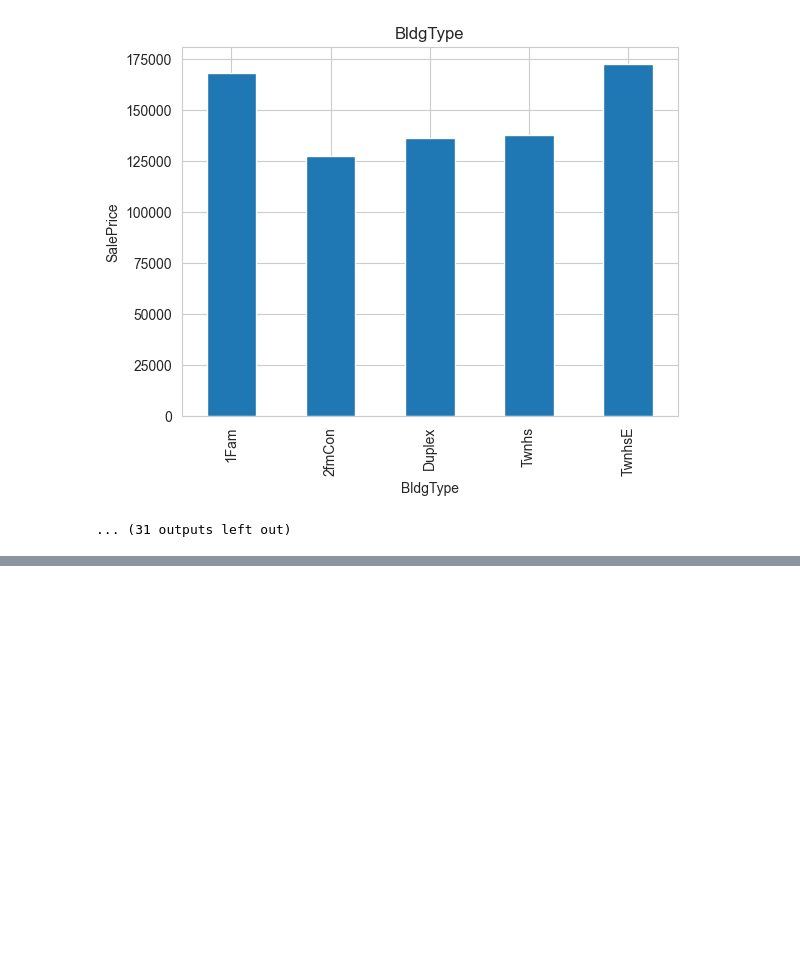
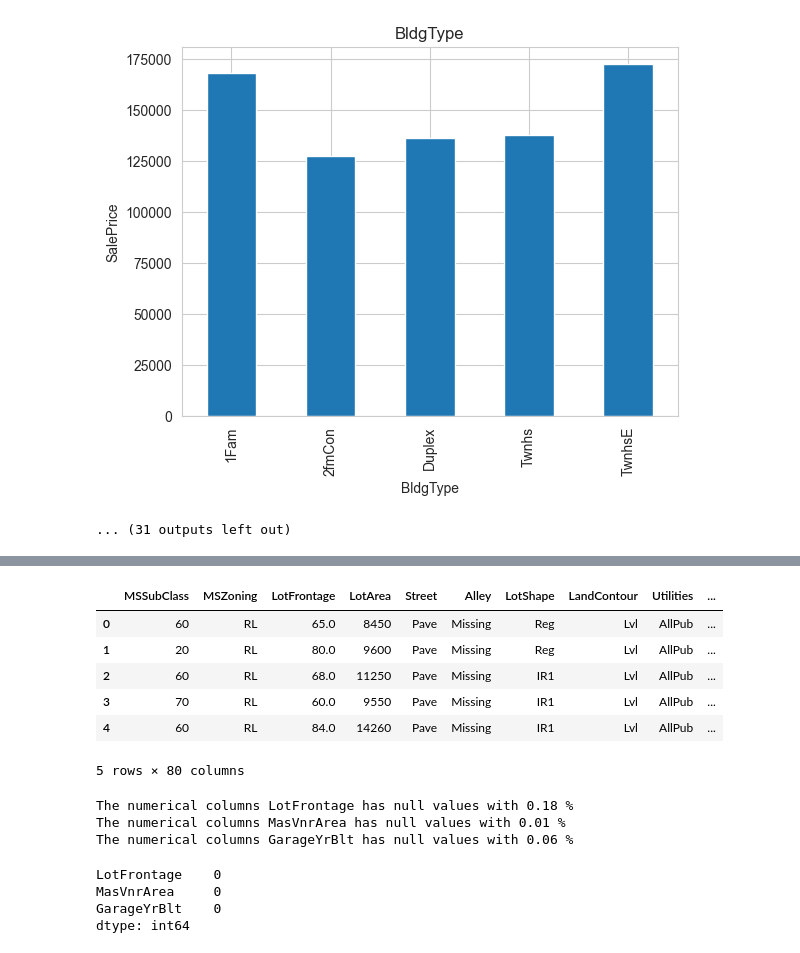
Before and after one commit to BibekRai44/Advanced-House-Price-Prediction, a Jupyter notebook: house-price-prediction.ipynb, the cells around one changed output, grey strips where cells are left out. Drawn from its saved outputs; the diff is of its cells as text; code cells hidden in the pictures; blank space fills up the shorter version.

```diff
--- a/house-price-prediction.ipynb
+++ b/house-price-prediction.ipynb
@@ -585,0 +567,5 @@ for feature in categorical_features:
+# %%
+# finding missing categorical values
+missing_categorical_values=[feature for feature in df.columns if df[feature].isnull().sum()>1 and df[feature].dtypes=='O']
+for feature in missing_categorical_values:
+    print("The missing category is {} with {} %".format(feature,np.round(df[feature].isnull().mean(),2)))
@@ -585,0 +588,8 @@ for feature in categorical_features:
+# %%
+#filling missing values
+
+def replace_cat_values(df,missing_categorical_values):
+    dataset=df.copy()
+    dataset[missing_categorical_values]=dataset[missing_categorical_values].fillna("Missing")
+    return dataset
+df=replace_cat_values(df,missing_categorical_values)
@@ -585,0 +615,21 @@ for feature in categorical_features:
+# %%
+df.head()
+# %% [output]
+|  | MSSubClass | MSZoning | LotFrontage | LotArea | Street | Alley | LotShape | LandContour | Utilities | ... |
+| 0 | 60 | RL | 65.0 | 8450 | Pave | Missing | Reg | Lvl | AllPub | ... |
+| 1 | 20 | RL | 80.0 | 9600 | Pave | Missing | Reg | Lvl | AllPub | ... |
+| 2 | 60 | RL | 68.0 | 11250 | Pave | Missing | IR1 | Lvl | AllPub | ... |
+| 3 | 70 | RL | 60.0 | 9550 | Pave | Missing | IR1 | Lvl | AllPub | ... |
+| 4 | 60 | RL | 84.0 | 14260 | Pave | Missing | IR1 | Lvl | AllPub | ... |
+5 rows × 80 columns
+# %%
+#numerical columns containing null values
+
+numerical_with_nan=[feature for feature in df.columns if df[feature].isnull().sum()>1 and df[feature].dtypes!='O']
+
+for feature in numerical_with_nan:
+    print("The numerical columns {} has null values with {} %".format(feature,np.around(df[feature].isnull().mean(),2)))
+# %% [output]
+The numerical columns LotFrontage has null values with 0.18 %
+The numerical columns MasVnrArea has null values with 0.01 %
+The numerical columns GarageYrBlt has null values with 0.06 %
@@ -585,0 +641,7 @@ for feature in categorical_features:
+# %%
+dataset[numerical_with_nan].isnull().sum()
+# %% [output]
+LotFrontage    0
+MasVnrArea     0
+GarageYrBlt    0
+dtype: int64
```
Also changed, not shown: parts of 16 cells of this notebook.
